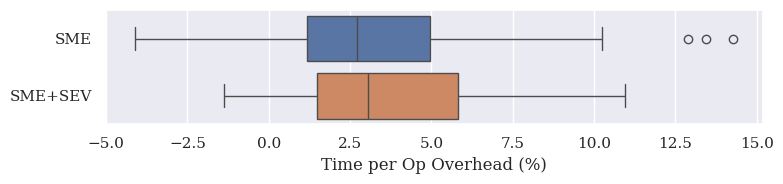
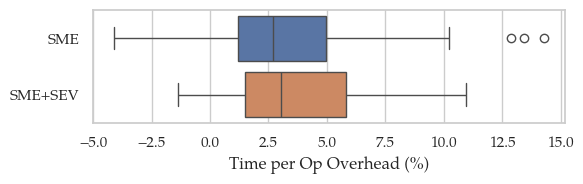
The change to this notebook cell's code, shown as a diff; its figure went from the first image to the second:
--- before
+++ after
@@ -1,3 +1,4 @@
-fig, ax = plt.subplots(figsize=(8, 2))
+sns.set_theme(style="whitegrid", font="TeX Gyre Pagella")
+fig, ax = plt.subplots(figsize=(6, 2))
 sns.boxplot(data=overhead_df, x="Time_per_op_pct", y="Mode", hue="Mode", ax=ax)
 ax.set_xlabel("Time per Op Overhead (%)")

Commit: plot design adjustments